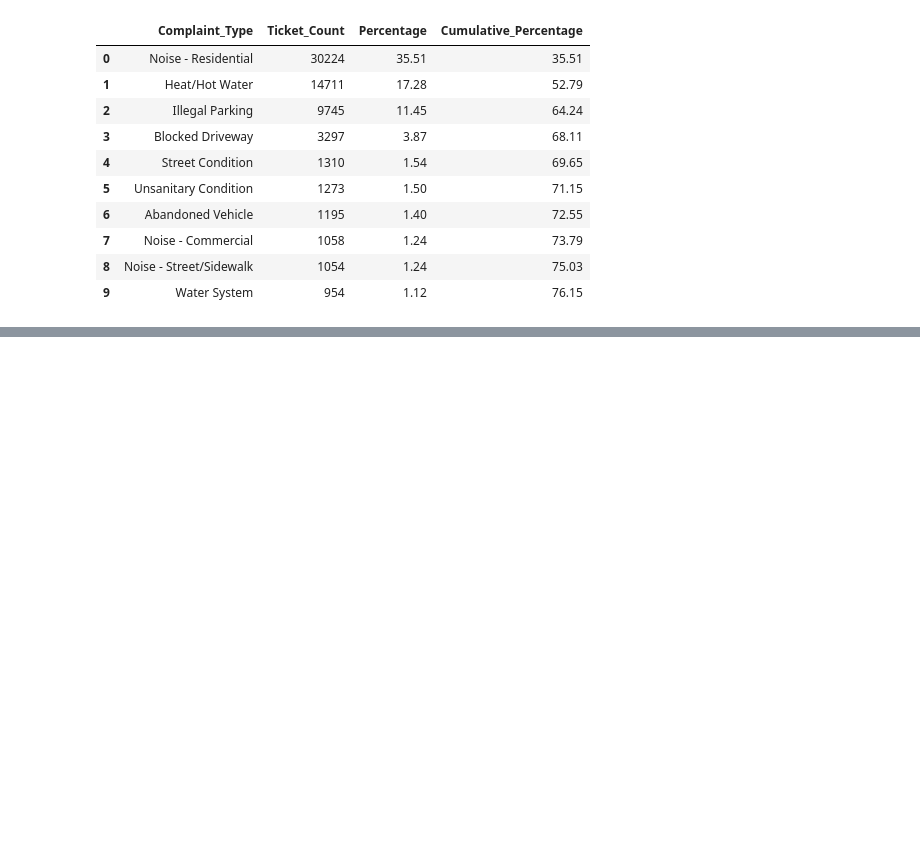
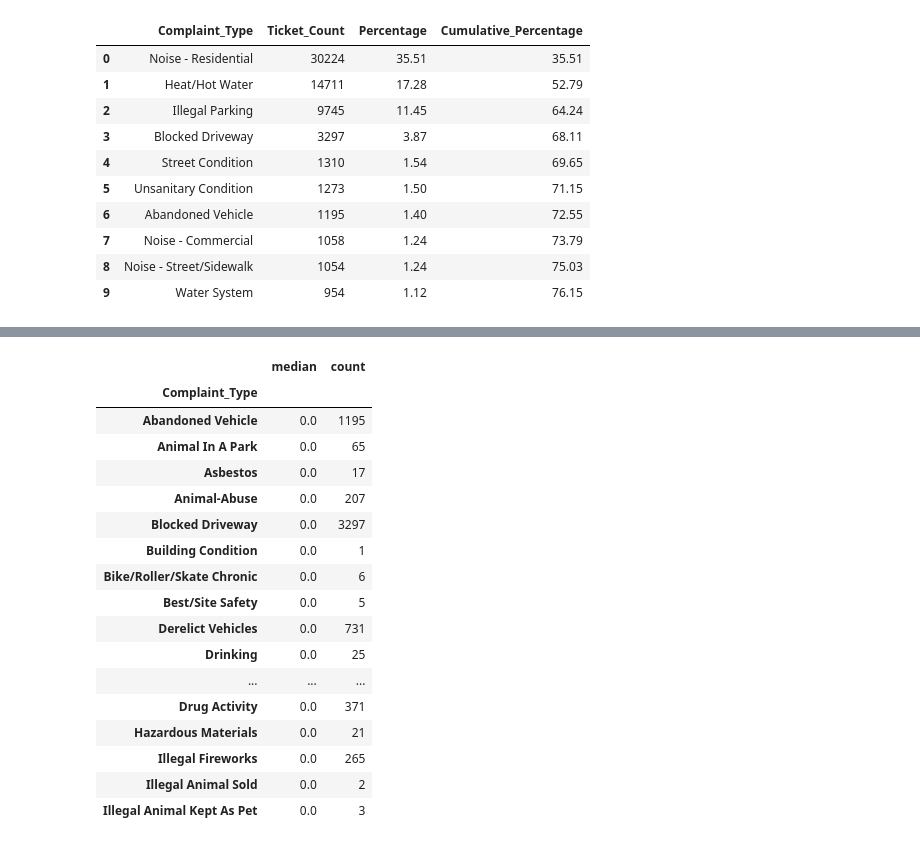
Before and after one commit to JunayedMh/nyc-311-resolution-time-analysis, a Jupyter notebook: notebook/EDA.ipynb, the cells around one changed output, grey strips where cells are left out. Drawn from its saved outputs; the diff is of its cells as text; code cells hidden in the pictures; blank space fills up the shorter version.

```diff
--- a/notebook/EDA.ipynb
+++ b/notebook/EDA.ipynb
@@ -341,0 +413,29 @@ complaint_dist.head(10)
+# %%
+is_volume_matter = (
+
+    df.groupby("Complaint_Type")["Resolution_Days"]
+    .agg(["median", "count"])
+    .sort_values(by="median", ascending=True)
+
+)
+
+is_volume_matter.head(20)
+# %% [output]
+|  | median | count |
+| Complaint_Type |  |  |
+| Abandoned Vehicle | 0.0 | 1195 |
+| Animal In A Park | 0.0 | 65 |
+| Asbestos | 0.0 | 17 |
+| Animal-Abuse | 0.0 | 207 |
+| Blocked Driveway | 0.0 | 3297 |
+| Building Condition | 0.0 | 1 |
+| Bike/Roller/Skate Chronic | 0.0 | 6 |
+| Best/Site Safety | 0.0 | 5 |
+| Derelict Vehicles | 0.0 | 731 |
+| Drinking | 0.0 | 25 |
+| ... | ... | ... |
+| Drug Activity | 0.0 | 371 |
+| Hazardous Materials | 0.0 | 21 |
+| Illegal Fireworks | 0.0 | 265 |
+| Illegal Animal Sold | 0.0 | 2 |
+| Illegal Animal Kept As Pet | 0.0 | 3 |
```
Also changed, not shown: parts of 5 cells of this notebook.
